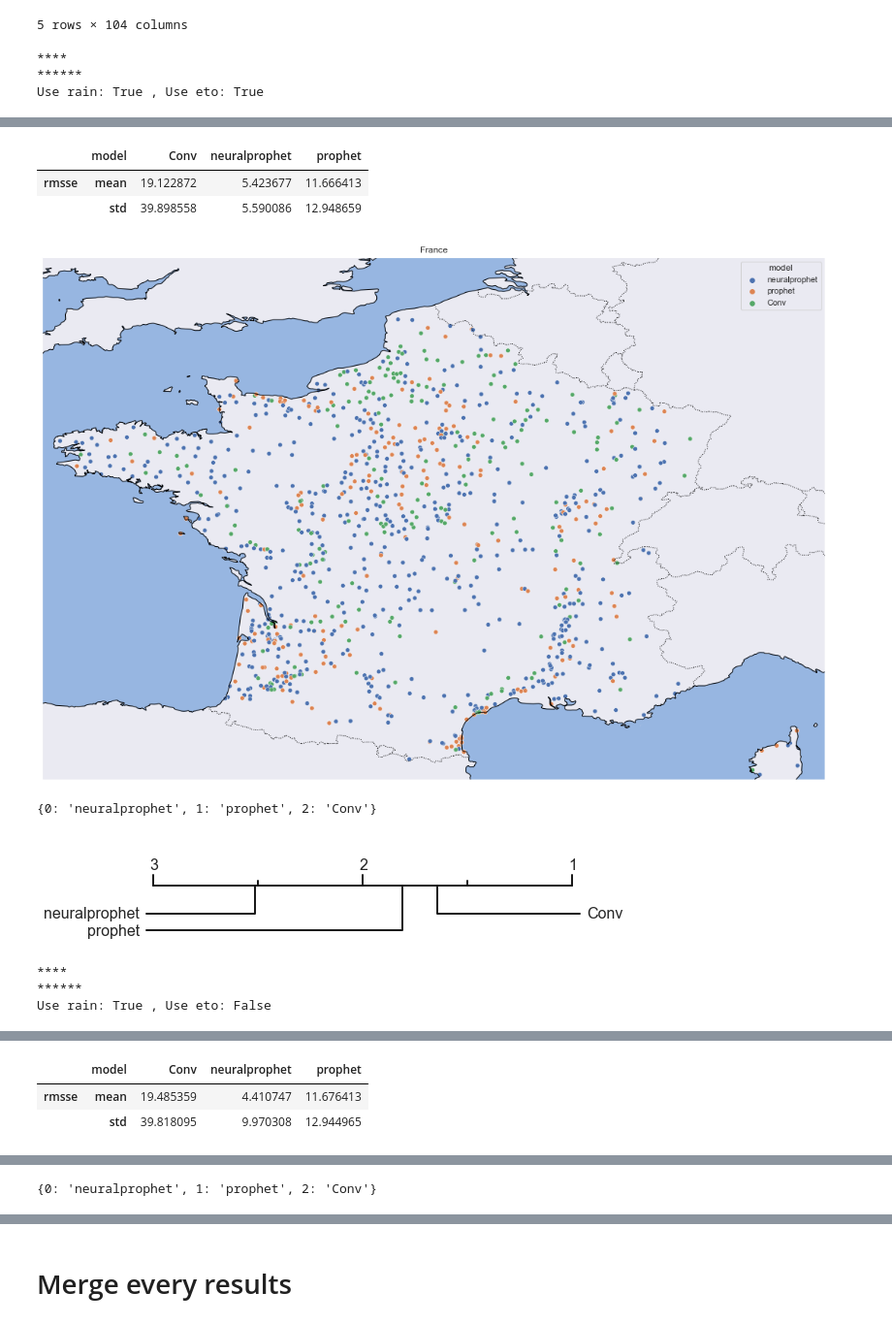
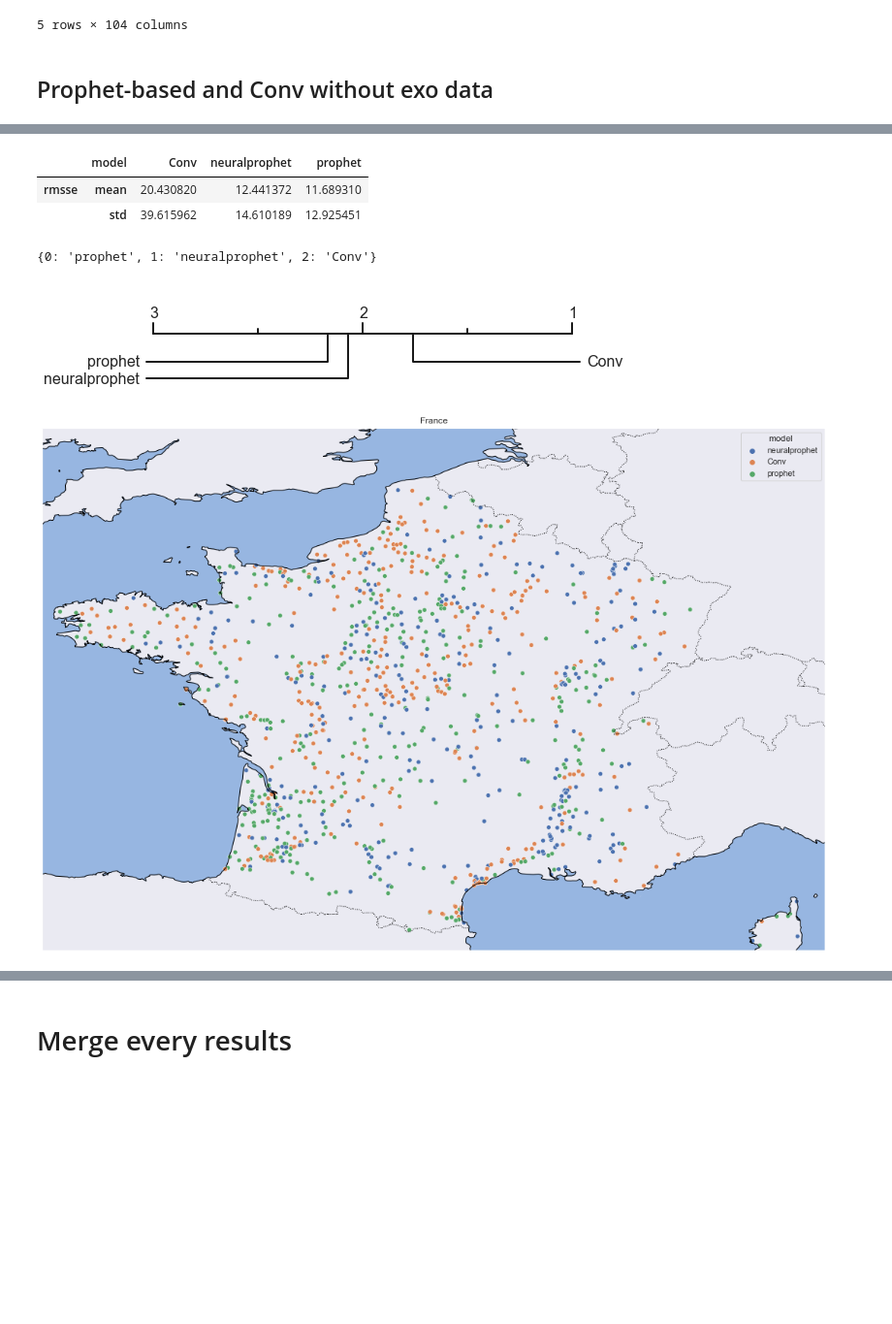
Before and after one commit to frankl1/piezoforecast, a Jupyter notebook: results/analysis.ipynb, the cells around one changed output, grey strips where cells are left out. Shown at 97% size. Cells and saved outputs as stored; diff of their text form; code cells hidden in the pictures; blank space fills up the shorter version.

Commit message:
visualize result

```diff
--- a/results/analysis.ipynb
+++ b/results/analysis.ipynb
@@ -75,22 +75,21 @@ def plot_forecast(forecast_def):
     #plt.savefig('Images/forecasts.png')
     plt.show()
 # %%
-def show_performance(result_df):
-    for use_exo_rain in [True, False]:
-        for use_exo_eto in [True, False]:
-            print("****\n******\nUse rain:", use_exo_rain, ", Use eto:", use_exo_eto)
-            res = result_df[(result_df.use_exo_eto == use_exo_eto) & (result_df.use_exo_rain == use_exo_rain) & (result_df.use_exo_bdlisa==False)]
-            if res.shape[0] > 0:
-                plot_stats(res)
-                plot_best_models(res)
+def show_performance(result_df, use_exo_rain, use_exo_eto, show_map=False):
+    res = result_df[(result_df.use_exo_eto == use_exo_eto) & (result_df.use_exo_rain == use_exo_rain) & (result_df.use_exo_bdlisa==False)]
+    if res.shape[0] > 0:
+        plot_stats(res)
 
-                try :
-                    draw_cd_diagram(res.rename(columns={'id_piezo': 'dataset_name', 'model': 'classifier_name', 'rmsse': 'accuracy'}))
-                    plt.show()
-                except Exception as e:
-                    print()
-            else:
-                print('No result for these covariates\n\n\n')
+        try :
+            draw_cd_diagram(res.rename(columns={'id_piezo': 'dataset_name', 'model': 'classifier_name', 'rmsse': 'accuracy'}))
+            plt.show()
+        except Exception as e:
+            print(e)
+
+        if show_map:
+            plot_best_models(res)
+    else:
+        print('No result for these covariates\n\n\n')
 # %% [markdown]
 # Load stations
 # %%
@@ -287,9 +277,8 @@ deeplearning_result.head()
 | 7 | 00065X0148/P | prophet | 0.294434 | 0.243034 | 1.914715 | 1.580461 | 0.616374 | True | True | ... |
 | 8 | 00068X0010/F295 | prophet | 0.271972 | 1.261550 | 1.678213 | 7.784430 | 2.905123 | False | False | ... |
 5 rows × 104 columns
+# %% [markdown]
+## Prophet-based and Conv without exo data
 # %%
-show_performance(deeplearning_result)
+show_performance(deeplearning_result, use_exo_eto=False, use_exo_rain=False, show_map=True)
 # %% [output]
-****
-******
-Use rain: True , Use eto: True
@@ -297,9 +286,6 @@ Use rain: True , Use eto: True
 |  | model | Conv | neuralprophet | prophet |
-| rmsse | mean | 19.122872 | 5.423677 | 11.666413 |
-|  | std | 39.898558 | 5.590086 | 12.948659 |
+| rmsse | mean | 20.430820 | 12.441372 | 11.689310 |
+|  | std | 39.615962 | 14.610189 | 12.925451 |
+{0: 'prophet', 1: 'neuralprophet', 2: 'Conv'}
-[figure, old version]
+[figure, new version]
-{0: 'neuralprophet', 1: 'prophet', 2: 'Conv'}
-[figure, old version]
+[figure, new version]
-****
-******
-Use rain: True , Use eto: False
@@ -307,3 +291,0 @@ Use rain: True , Use eto: False
-|  | model | Conv | neuralprophet | prophet |
-| rmsse | mean | 19.485359 | 4.410747 | 11.676413 |
-|  | std | 39.818095 | 9.970308 | 12.944965 |
@@ -311 +291,0 @@ Use rain: True , Use eto: False
-{0: 'neuralprophet', 1: 'prophet', 2: 'Conv'}
```
Also changed, not shown: parts of 27 cells of this notebook.
